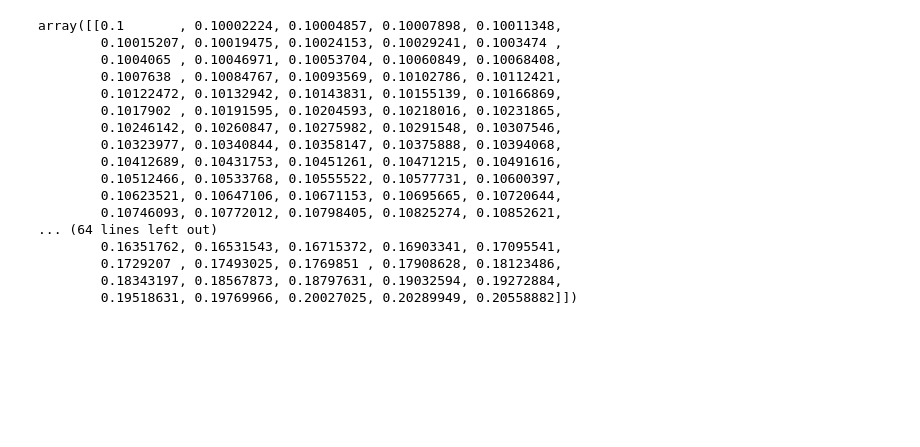
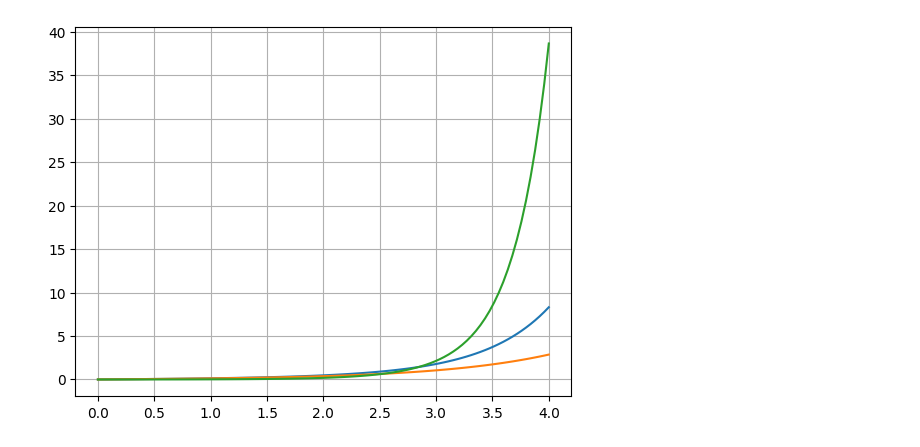
Before and after one commit to SUPARNAJIT-lang/Dynamics_de_chargeparticle, a Jupyter notebook: Charged Particle in Conv. E.F.ipynb, the cells around one changed output. Saved outputs shown, nothing was run; the diff lists cells and outputs as text; code cells hidden in the pictures; blank space fills up the shorter version.

```diff
--- a/Charged Particle in Conv. E.F.ipynb
+++ b/Charged Particle in Conv. E.F.ipynb
@@ -85,20 +85,10 @@ plt.colorbar()
 # %%
-sol.T
+KE=0.5*m*((sol.T[2])**2+(sol.T[3])**2)
+
+plt.plot(t,sol.T[2])
+plt.plot(t,sol.T[3])
+plt.plot(t,KE)
+
+plt.grid(True)
 # %% [output]
-array([[0.1       , 0.10002224, 0.10004857, 0.10007898, 0.10011348,
-        0.10015207, 0.10019475, 0.10024153, 0.10029241, 0.1003474 ,
-        0.1004065 , 0.10046971, 0.10053704, 0.10060849, 0.10068408,
-        0.1007638 , 0.10084767, 0.10093569, 0.10102786, 0.10112421,
-        0.10122472, 0.10132942, 0.10143831, 0.10155139, 0.10166869,
-        0.1017902 , 0.10191595, 0.10204593, 0.10218016, 0.10231865,
-        0.10246142, 0.10260847, 0.10275982, 0.10291548, 0.10307546,
-        0.10323977, 0.10340844, 0.10358147, 0.10375888, 0.10394068,
-        0.10412689, 0.10431753, 0.10451261, 0.10471215, 0.10491616,
-        0.10512466, 0.10533768, 0.10555522, 0.10577731, 0.10600397,
-        0.10623521, 0.10647106, 0.10671153, 0.10695665, 0.10720644,
-        0.10746093, 0.10772012, 0.10798405, 0.10825274, 0.10852621,
-... (64 lines left out)
-        0.16351762, 0.16531543, 0.16715372, 0.16903341, 0.17095541,
-        0.1729207 , 0.17493025, 0.1769851 , 0.17908628, 0.18123486,
-        0.18343197, 0.18567873, 0.18797631, 0.19032594, 0.19272884,
-        0.19518631, 0.19769966, 0.20027025, 0.20289949, 0.20558882]])
+[figure, added]
```
Also changed, not shown: parts of 1 cell of this notebook, 1 other file.
